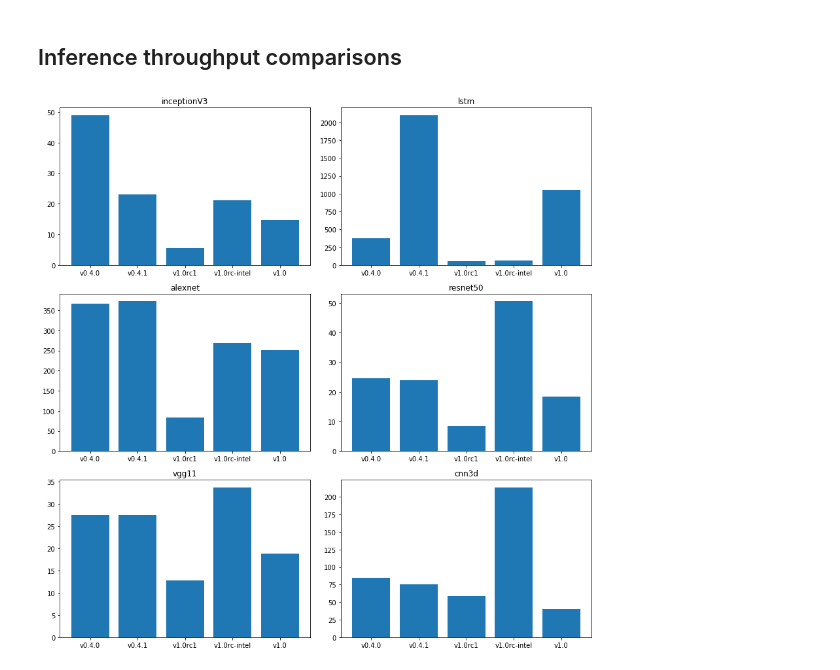
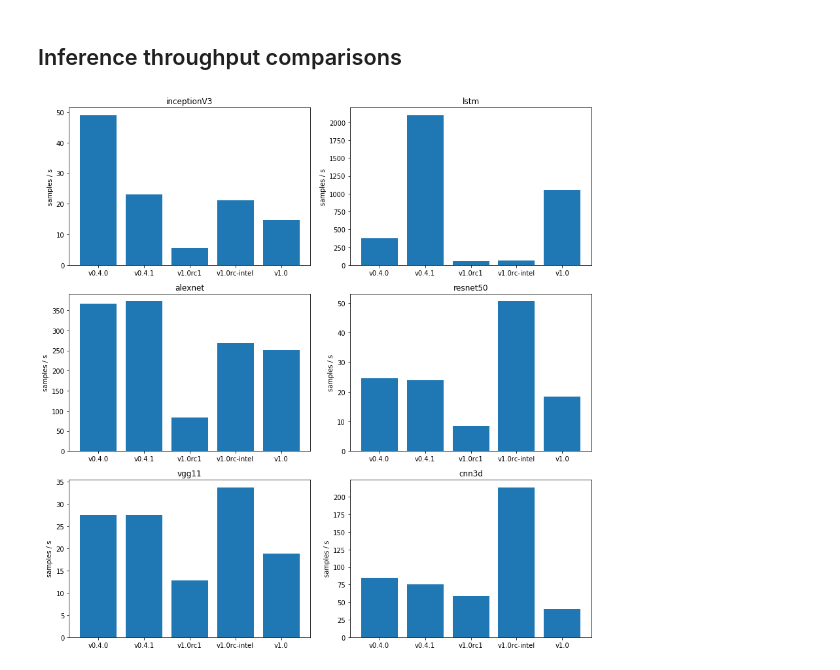
Before and after one commit to sparticlesteve/pytorch-benchmarks, a Jupyter notebook: notebooks/BenchmarkAnalysis.ipynb, the cells around one changed output. Saved outputs shown, nothing was run; the diff lists cells and outputs as text; code cells hidden in the pictures.

```diff
--- a/notebooks/BenchmarkAnalysis.ipynb
+++ b/notebooks/BenchmarkAnalysis.ipynb
@@ -75,7 +75,7 @@ for i, model in enumerate(models):
     model_results = results[results.model == model]
     ax.bar(model_results.version, model_results.train_rate)
     ax.set_title(model)
-    ax.set_ytitle('samples / s')
+    ax.set_ylabel('samples / s')
 
 plt.tight_layout()
 # %% [output]
@@ -86,13 +85,14 @@ AttributeError: 'AxesSubplot' object has no attribute 'set_ytitle'
 # %%
 fig, axs = plt.subplots(nrows=3, ncols=2, figsize=(12, 12))
 axs = axs.flatten()
 
 for i, model in enumerate(models):
     ax = axs[i]
     model_results = results[results.model == model]
     ax.bar(model_results.version, model_results.valid_rate)
     ax.set_title(model)
+    ax.set_ylabel('samples / s')
 
 plt.tight_layout()
 # %% [output]
-[figure, old version]
+[figure, new version]
```
Also changed, not shown: parts of 1 cell of this notebook.
